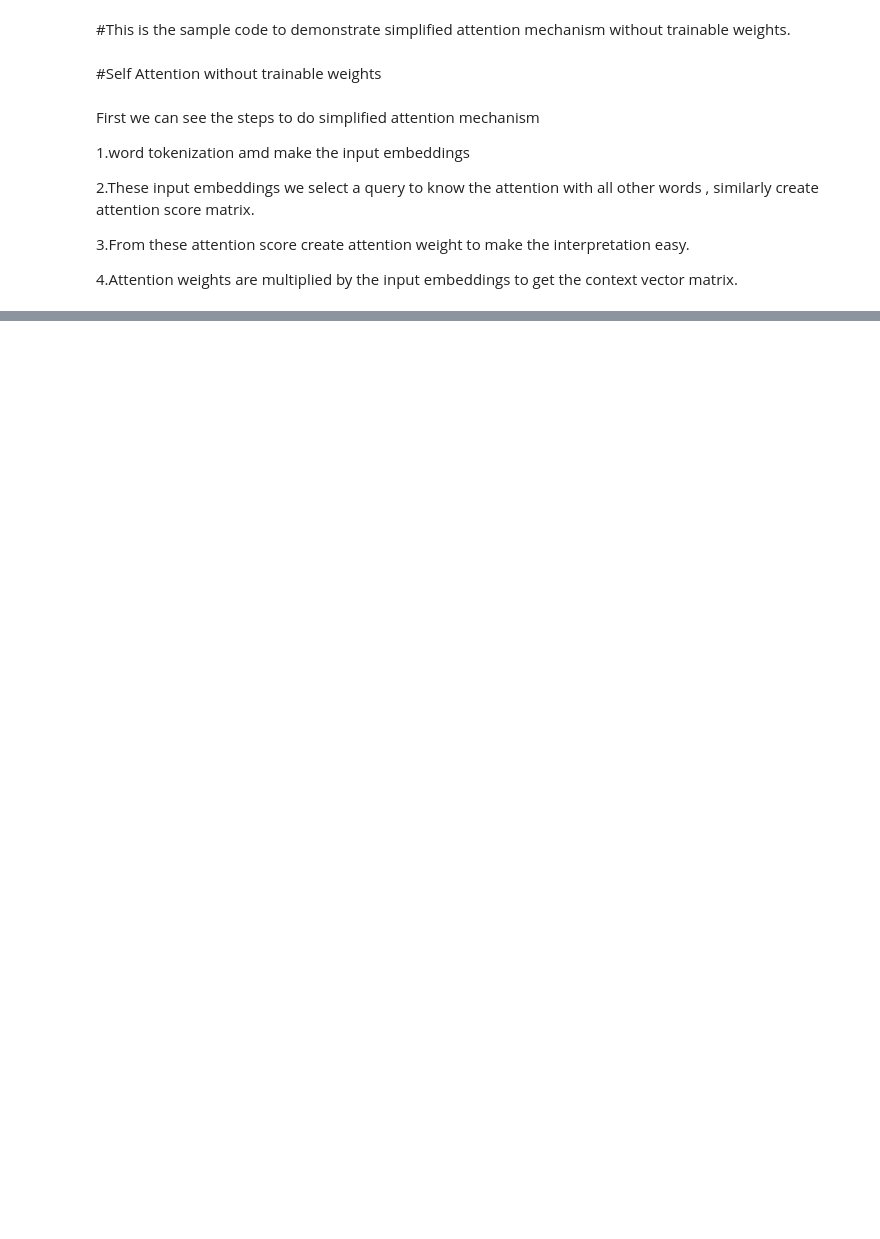
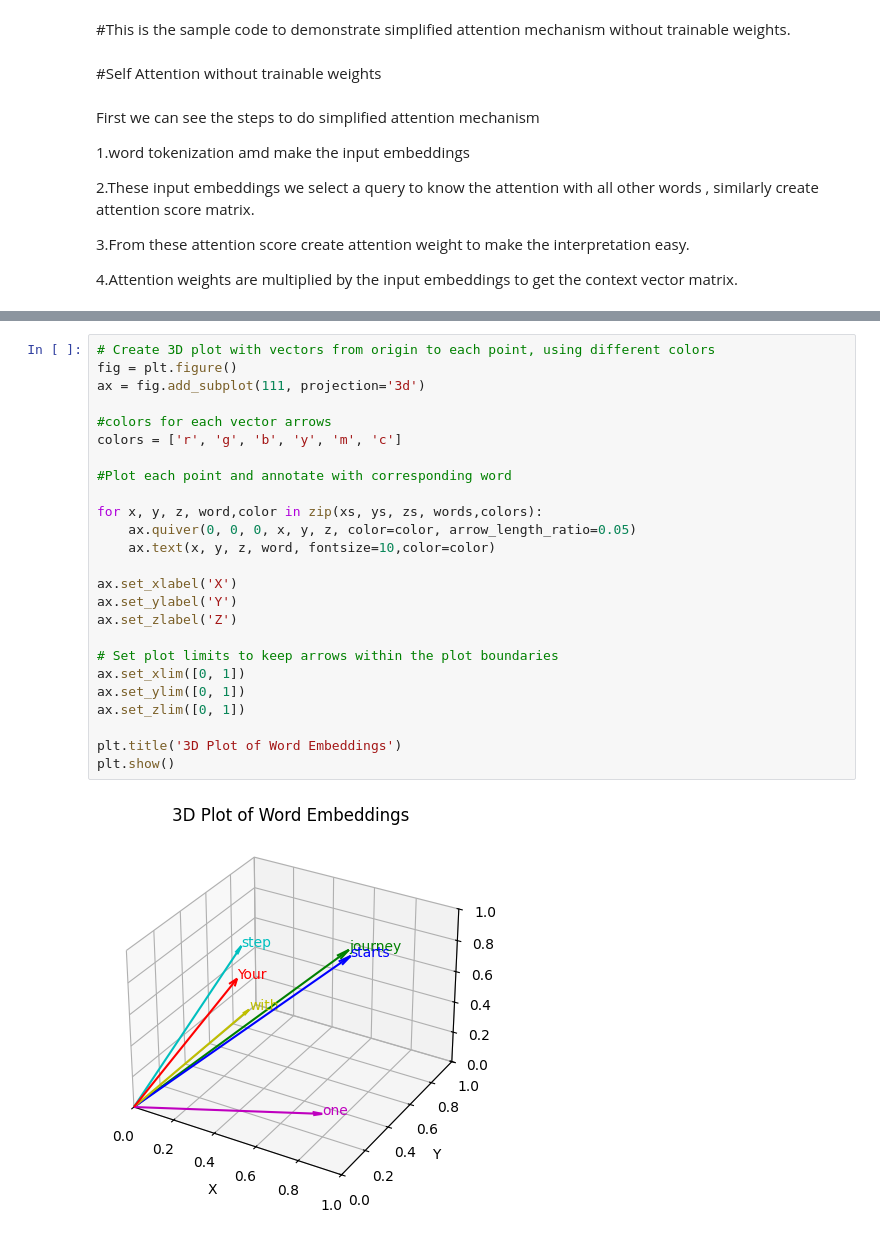
Before and after one commit to Devikrishna545/LLM-Scratch, a Jupyter notebook: Simplified_attention_mechanism.ipynb, the cells around one changed output, grey strips where cells are left out. Drawn from its saved outputs; the diff is of its cells as text; blank space fills up the shorter version.

```diff
--- a/Simplified_attention_mechanism.ipynb
+++ b/Simplified_attention_mechanism.ipynb
@@ -16,0 +55,27 @@ First we can see the steps to do simplified attention mechanism
+# %%
+# Create 3D plot with vectors from origin to each point, using different colors
+fig = plt.figure()
+ax = fig.add_subplot(111, projection='3d')
+
+#colors for each vector arrows
+colors = ['r', 'g', 'b', 'y', 'm', 'c']
+
+#Plot each point and annotate with corresponding word
+
+for x, y, z, word,color in zip(xs, ys, zs, words,colors):
+    ax.quiver(0, 0, 0, x, y, z, color=color, arrow_length_ratio=0.05)
+    ax.text(x, y, z, word, fontsize=10,color=color)
+
+ax.set_xlabel('X')
+ax.set_ylabel('Y')
+ax.set_zlabel('Z')
+
+# Set plot limits to keep arrows within the plot boundaries
+ax.set_xlim([0, 1])
+ax.set_ylim([0, 1])
+ax.set_zlim([0, 1])
+
+plt.title('3D Plot of Word Embeddings')
+plt.show()
+# %% [output]
+[figure, added]
```
Also changed, not shown: parts of 25 cells of this notebook.
